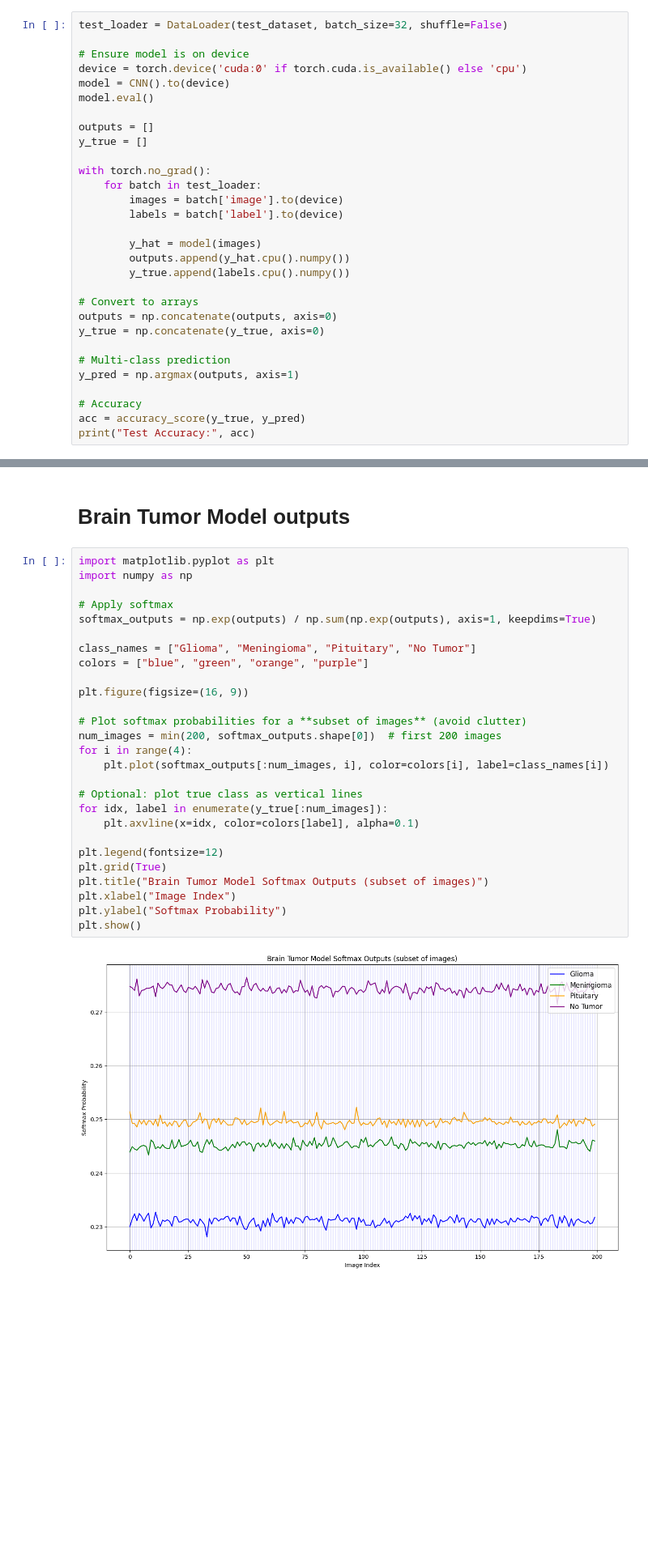
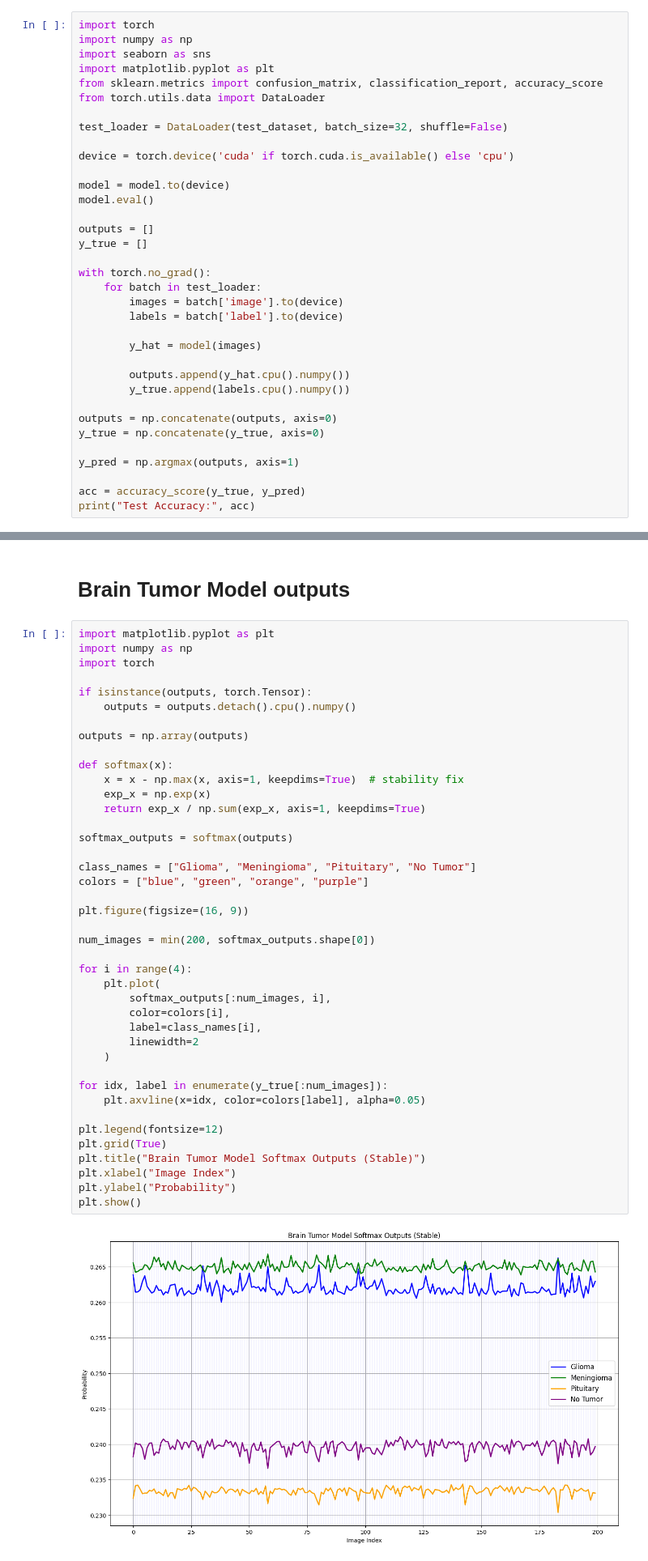
Before and after one commit to ARTiwary/MRI-brain-tumour-detection-with-gesture-control-, a Jupyter notebook: MRI-brain-tumour-detection-with-gesture-control-/MRI/Class-MRI-Brain-Tumor-Detector-checkpoint.ipynb, the cells around one changed output, grey strips where cells are left out. Shown at 81% size. Cells and saved outputs as stored; diff of their text form; blank space fills up the shorter version.

```diff
--- a/MRI-brain-tumour-detection-with-gesture-control-/MRI/Class-MRI-Brain-Tumor-Detector-checkpoint.ipynb
+++ b/MRI-brain-tumour-detection-with-gesture-control-/MRI/Class-MRI-Brain-Tumor-Detector-checkpoint.ipynb
@@ -362,11 +446,18 @@ As mentioned before, **np.ndarray** objects do not have this extra "Computationa
 # %% [markdown]
 # Evaluate a New-Born Neural Network !
 # %%
+import torch
+import numpy as np
+import seaborn as sns
+import matplotlib.pyplot as plt
+from sklearn.metrics import confusion_matrix, classification_report, accuracy_score
+from torch.utils.data import DataLoader
+
 test_loader = DataLoader(test_dataset, batch_size=32, shuffle=False)
 
-# Ensure model is on device
-device = torch.device('cuda:0' if torch.cuda.is_available() else 'cpu')
-model = CNN().to(device)
+device = torch.device('cuda' if torch.cuda.is_available() else 'cpu')
+
+model = model.to(device)
 model.eval()
 
 outputs = []
@@ -378,17 +469,15 @@ with torch.no_grad():
         labels = batch['label'].to(device)
 
         y_hat = model(images)
+
         outputs.append(y_hat.cpu().numpy())
         y_true.append(labels.cpu().numpy())
 
-# Convert to arrays
 outputs = np.concatenate(outputs, axis=0)
 y_true = np.concatenate(y_true, axis=0)
 
-# Multi-class prediction
 y_pred = np.argmax(outputs, axis=1)
 
-# Accuracy
 acc = accuracy_score(y_true, y_pred)
 print("Test Accuracy:", acc)
 # %% [output]
@@ -434,32 +523,46 @@ weighted avg       0.06      0.25      0.10      1600
 # %%
 import matplotlib.pyplot as plt
 import numpy as np
+import torch
 
-# Apply softmax
-softmax_outputs = np.exp(outputs) / np.sum(np.exp(outputs), axis=1, keepdims=True)
+if isinstance(outputs, torch.Tensor):
+    outputs = outputs.detach().cpu().numpy()
+
+outputs = np.array(outputs)
+
+def softmax(x):
+    x = x - np.max(x, axis=1, keepdims=True)  # stability fix
+    exp_x = np.exp(x)
+    return exp_x / np.sum(exp_x, axis=1, keepdims=True)
+
+softmax_outputs = softmax(outputs)
 
 class_names = ["Glioma", "Meningioma", "Pituitary", "No Tumor"]
 colors = ["blue", "green", "orange", "purple"]
 
 plt.figure(figsize=(16, 9))
 
-# Plot softmax probabilities for a **subset of images** (avoid clutter)
-num_images = min(200, softmax_outputs.shape[0])  # first 200 images
+num_images = min(200, softmax_outputs.shape[0])
+
 for i in range(4):
-    plt.plot(softmax_outputs[:num_images, i], color=colors[i], label=class_names[i])
+    plt.plot(
+        softmax_outputs[:num_images, i],
+        color=colors[i],
+        label=class_names[i],
+        linewidth=2
+    )
 
-# Optional: plot true class as vertical lines
 for idx, label in enumerate(y_true[:num_images]):
-    plt.axvline(x=idx, color=colors[label], alpha=0.1)
+    plt.axvline(x=idx, color=colors[label], alpha=0.05)
 
 plt.legend(fontsize=12)
 plt.grid(True)
-plt.title("Brain Tumor Model Softmax Outputs (subset of images)")
+plt.title("Brain Tumor Model Softmax Outputs (Stable)")
 plt.xlabel("Image Index")
-plt.ylabel("Softmax Probability")
+plt.ylabel("Probability")
 plt.show()
 # %% [output]
-[figure, old version]
+[figure, new version]
 # %% [markdown]
 # Train the Dumb Model
 # %%
```
Also changed, not shown: parts of 18 cells of this notebook, 2 other files.
